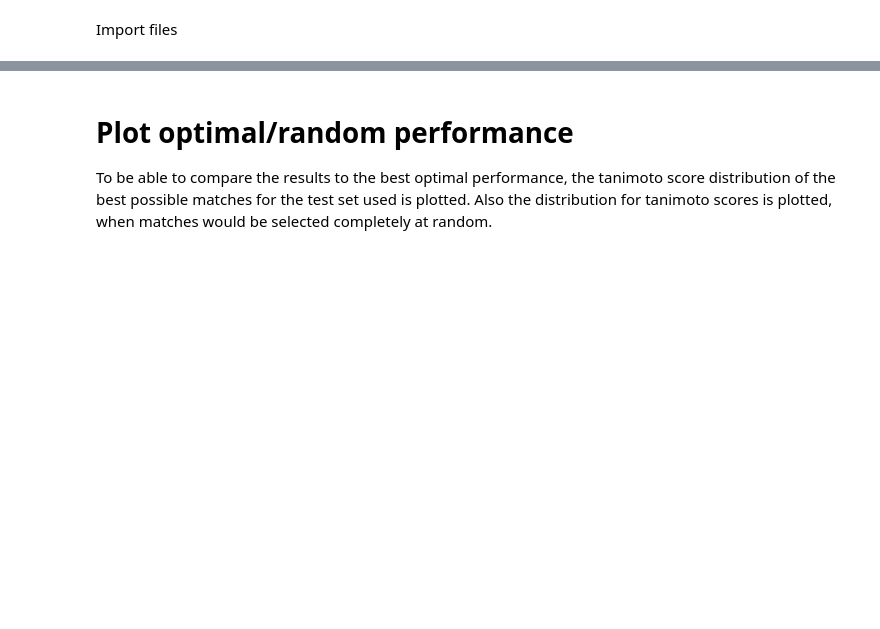
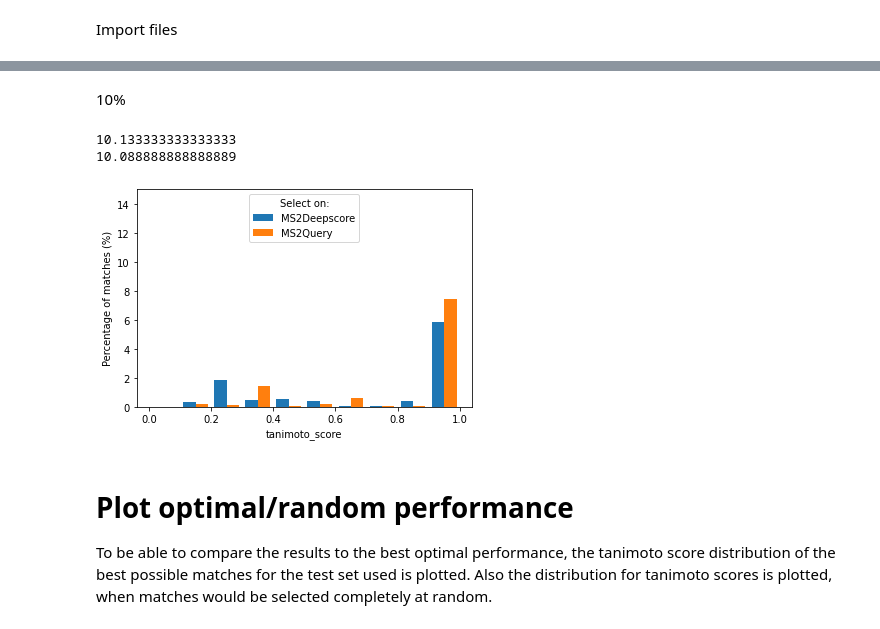
Before and after one commit to iomega/ms2query, a Jupyter notebook: notebooks/Plot_performance_analog_search.ipynb, the cells around one changed output, grey strips where cells are left out. Drawn from its saved outputs; the diff is of its cells as text; code cells hidden in the pictures; blank space fills up the shorter version.

```diff
--- a/notebooks/Plot_performance_analog_search.ipynb
+++ b/notebooks/Plot_performance_analog_search.ipynb
@@ -143,3 +167,11 @@ compare_tanimoto_score_distribution(ms2query_and_tanimoto, ms2ds_and_tanimoto, 0
+# %% [markdown]
+10%
+# %%
+compare_tanimoto_score_distribution(ms2query_and_tanimoto, ms2ds_and_tanimoto, 0.896, 0.9935)
+# %% [output]
+10.133333333333333
+10.088888888888889
+[figure, added]
 # %% [markdown]
 # Plot optimal/random performance
 To be able to compare the results to the best optimal performance, the tanimoto score distribution of the best possible matches for the test set used is plotted. Also the distribution for tanimoto scores is plotted, when matches would be selected completely at random.
```
Also changed, not shown: parts of 30 cells of this notebook, 3 other files.
